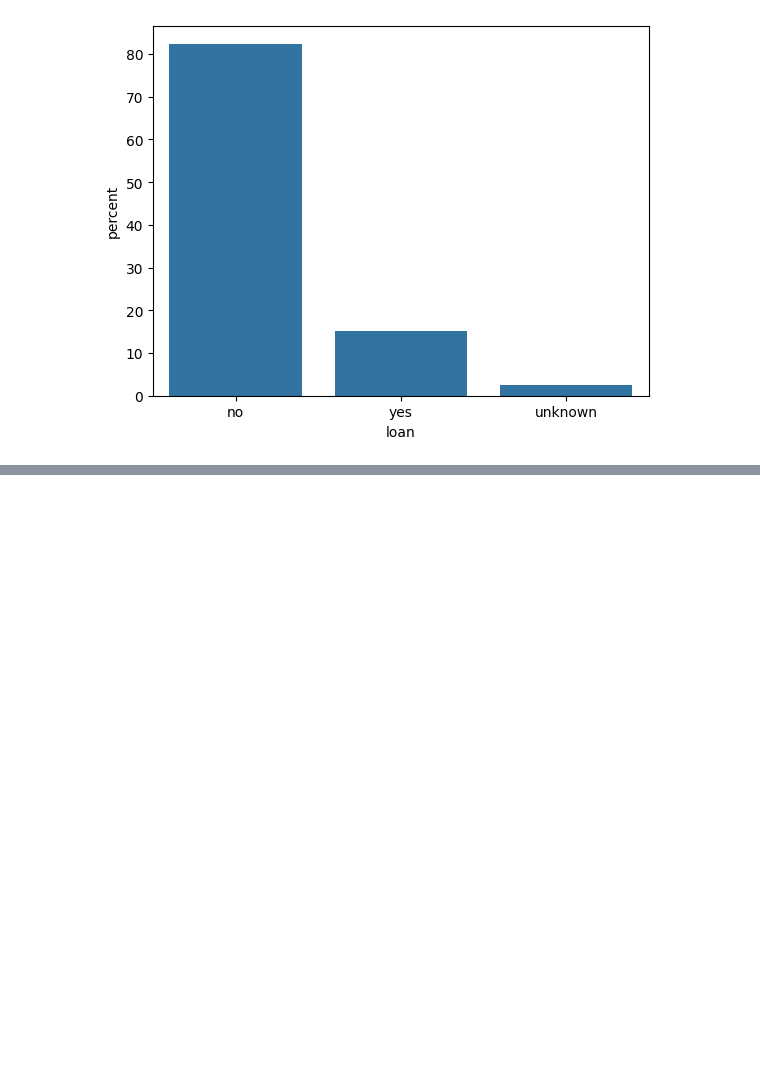
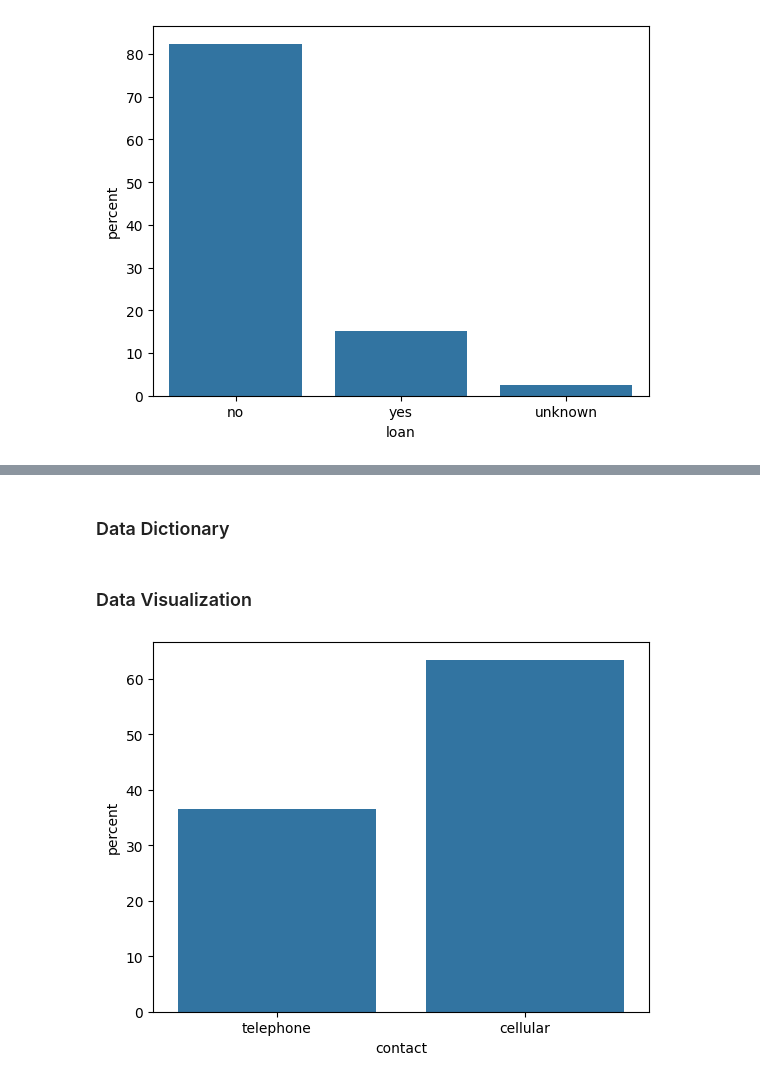
Before and after one commit to petervlaskovits/school-projects, a Jupyter notebook: data-215/project-2/eda.ipynb, the cells around one changed output, grey strips where cells are left out. Drawn from its saved outputs; the diff is of its cells as text; code cells hidden in the pictures; blank space fills up the shorter version.

Commit message:
Add basic EDA graphs

```diff
--- a/data-215/project-2/eda.ipynb
+++ b/data-215/project-2/eda.ipynb
@@ -127,0 +170,10 @@ sns.countplot(
+# %%
+last_contact_cols = [
+    "contact",
+    "month",
+    "day_of_week",
+    "duration"
+]
+
+last_contact = bank_marketing[last_contact_cols]
+last_contact.head()
@@ -127,0 +187,12 @@ sns.countplot(
+# %% [markdown]
+### Data Dictionary
+# %% [markdown]
+### Data Visualization
+# %%
+sns.countplot(
+    data=last_contact,
+    x='contact',
+    stat='percent'
+);
+# %% [output]
+[figure, added]
```
Also changed, not shown: parts of 23 cells of this notebook.
